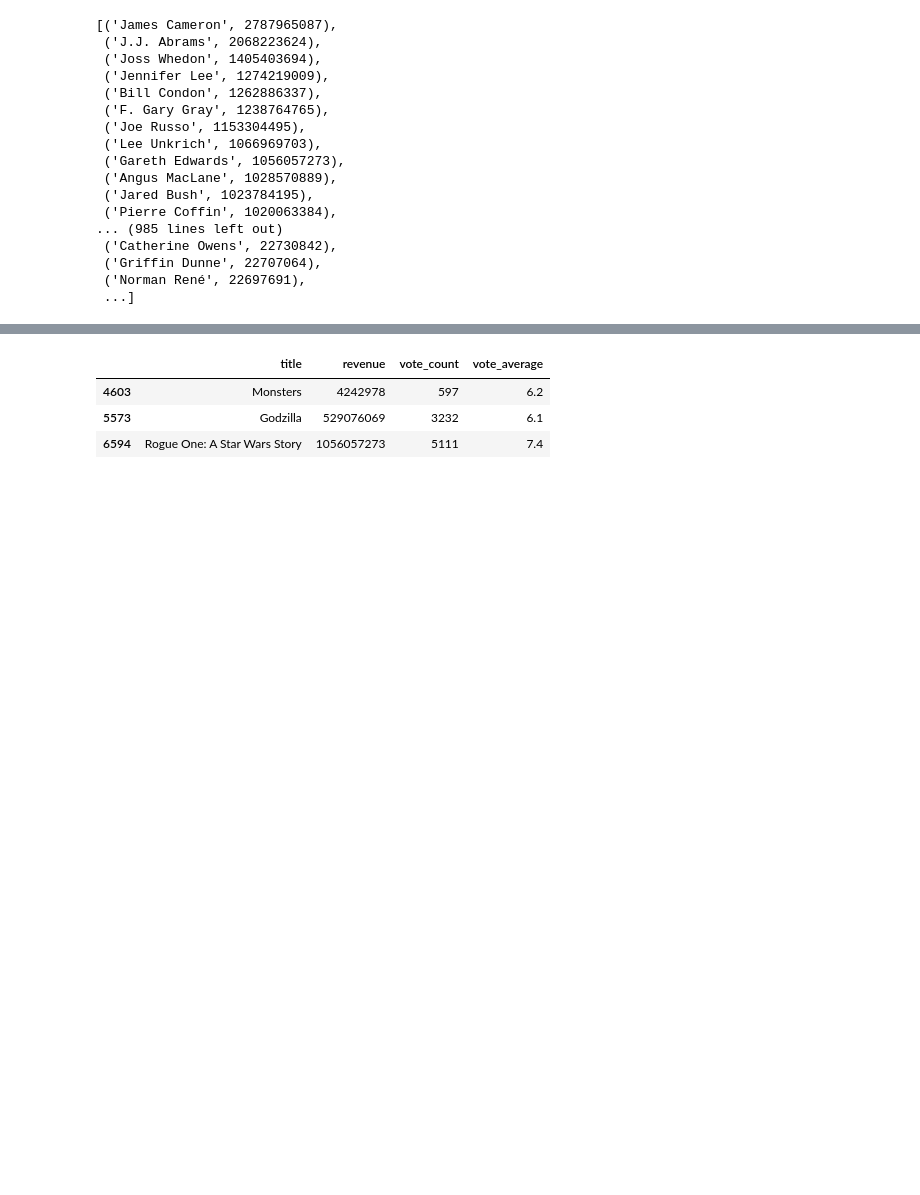
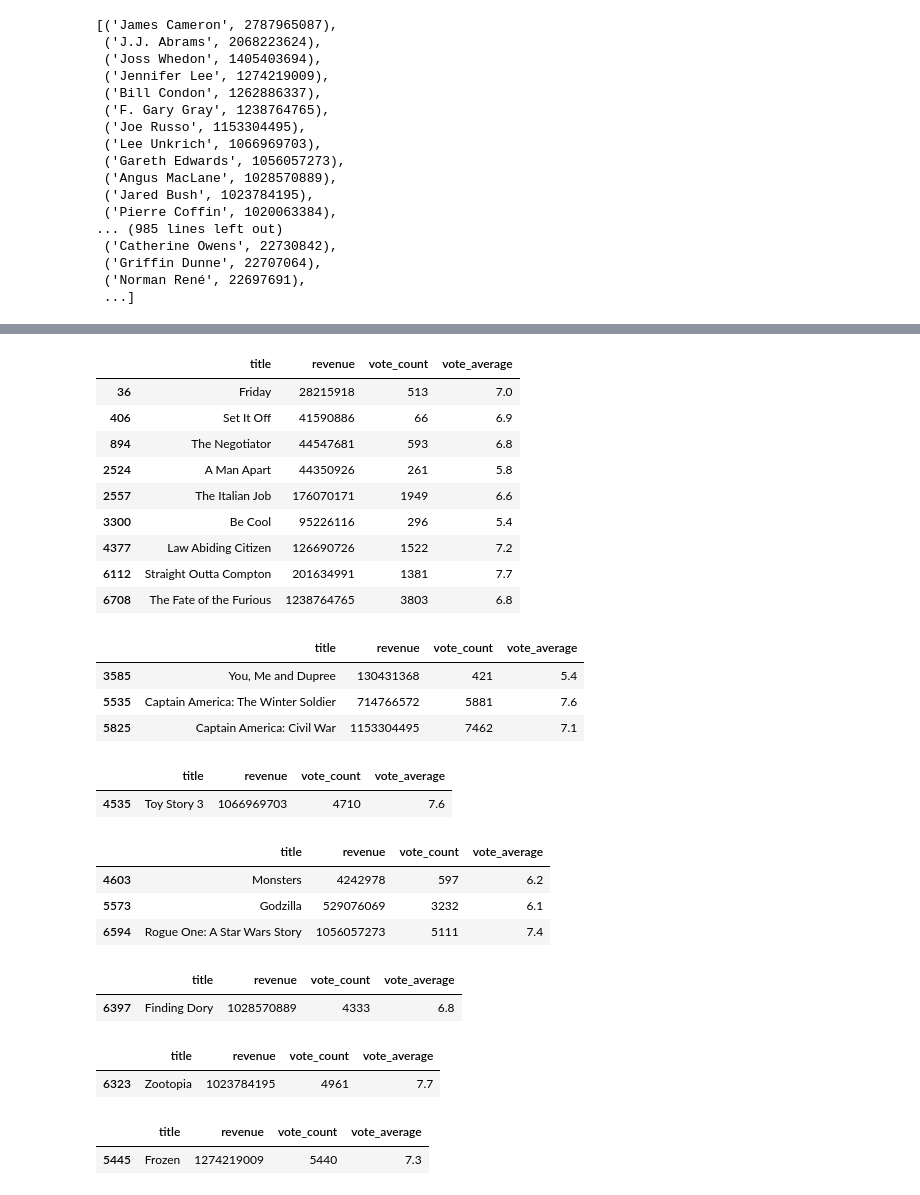
Before and after one commit to hashtagSELFIE/That-s-a-Wrap, a Jupyter notebook: Notebook/completed_movie_database_for_PSIT_parser.ipynb, the cells around one changed output, grey strips where cells are left out. Drawn from its saved outputs; the diff is of its cells as text; code cells hidden in the pictures; blank space fills up the shorter version.

```diff
--- a/Notebook/completed_movie_database_for_PSIT_parser.ipynb
+++ b/Notebook/completed_movie_database_for_PSIT_parser.ipynb
@@ -192,3 +237,28 @@ sorted_d
+# %%
+test.loc[test['director'] == 'F. Gary Gray', ['title', 'revenue', "vote_count", "vote_average"]]
+# %% [output]
+|  | title | revenue | vote_count | vote_average |
+| 36 | Friday | 28215918 | 513 | 7.0 |
+| 406 | Set It Off | 41590886 | 66 | 6.9 |
+| 894 | The Negotiator | 44547681 | 593 | 6.8 |
+| 2524 | A Man Apart | 44350926 | 261 | 5.8 |
+| 2557 | The Italian Job | 176070171 | 1949 | 6.6 |
+| 3300 | Be Cool | 95226116 | 296 | 5.4 |
+| 4377 | Law Abiding Citizen | 126690726 | 1522 | 7.2 |
+| 6112 | Straight Outta Compton | 201634991 | 1381 | 7.7 |
+| 6708 | The Fate of the Furious | 1238764765 | 3803 | 6.8 |
+# %%
+test.loc[test['director'] == 'Joe Russo', ['title', 'revenue', "vote_count", "vote_average"]]
+# %% [output]
+|  | title | revenue | vote_count | vote_average |
+| 3585 | You, Me and Dupree | 130431368 | 421 | 5.4 |
+| 5535 | Captain America: The Winter Soldier | 714766572 | 5881 | 7.6 |
+| 5825 | Captain America: Civil War | 1153304495 | 7462 | 7.1 |
+# %%
+test.loc[test['director'] == 'Lee Unkrich', ['title', 'revenue', "vote_count", "vote_average"]]
+# %% [output]
+|  | title | revenue | vote_count | vote_average |
+| 4535 | Toy Story 3 | 1066969703 | 4710 | 7.6 |
 # %%
 test.loc[test['director'] == 'Gareth Edwards', ['title', 'revenue', "vote_count", "vote_average"]]
 # %% [output]
@@ -196,3 +266,20 @@ test.loc[test['director'] == 'Gareth Edwards', ['title', 'revenue', "vote_count"
 | 4603 | Monsters | 4242978 | 597 | 6.2 |
 | 5573 | Godzilla | 529076069 | 3232 | 6.1 |
 | 6594 | Rogue One: A Star Wars Story | 1056057273 | 5111 | 7.4 |
+# %%
+test.loc[test['director'] == 'Angus MacLane', ['title', 'revenue', "vote_count", "vote_average"]]
+# %% [output]
+|  | title | revenue | vote_count | vote_average |
+| 6397 | Finding Dory | 1028570889 | 4333 | 6.8 |
+# %%
+test.loc[test['director'] == 'Jared Bush', ['title', 'revenue', "vote_count", "vote_average"]]
+# 11th
+# %% [output]
+|  | title | revenue | vote_count | vote_average |
+| 6323 | Zootopia | 1023784195 | 4961 | 7.7 |
+# %%
+test.loc[test['director'] == 'Jennifer Lee', ['title', 'revenue', "vote_count", "vote_average"]]
+# 12th
+# %% [output]
+|  | title | revenue | vote_count | vote_average |
+| 5445 | Frozen | 1274219009 | 5440 | 7.3 |
```
Also changed, not shown: parts of 5 cells of this notebook.
